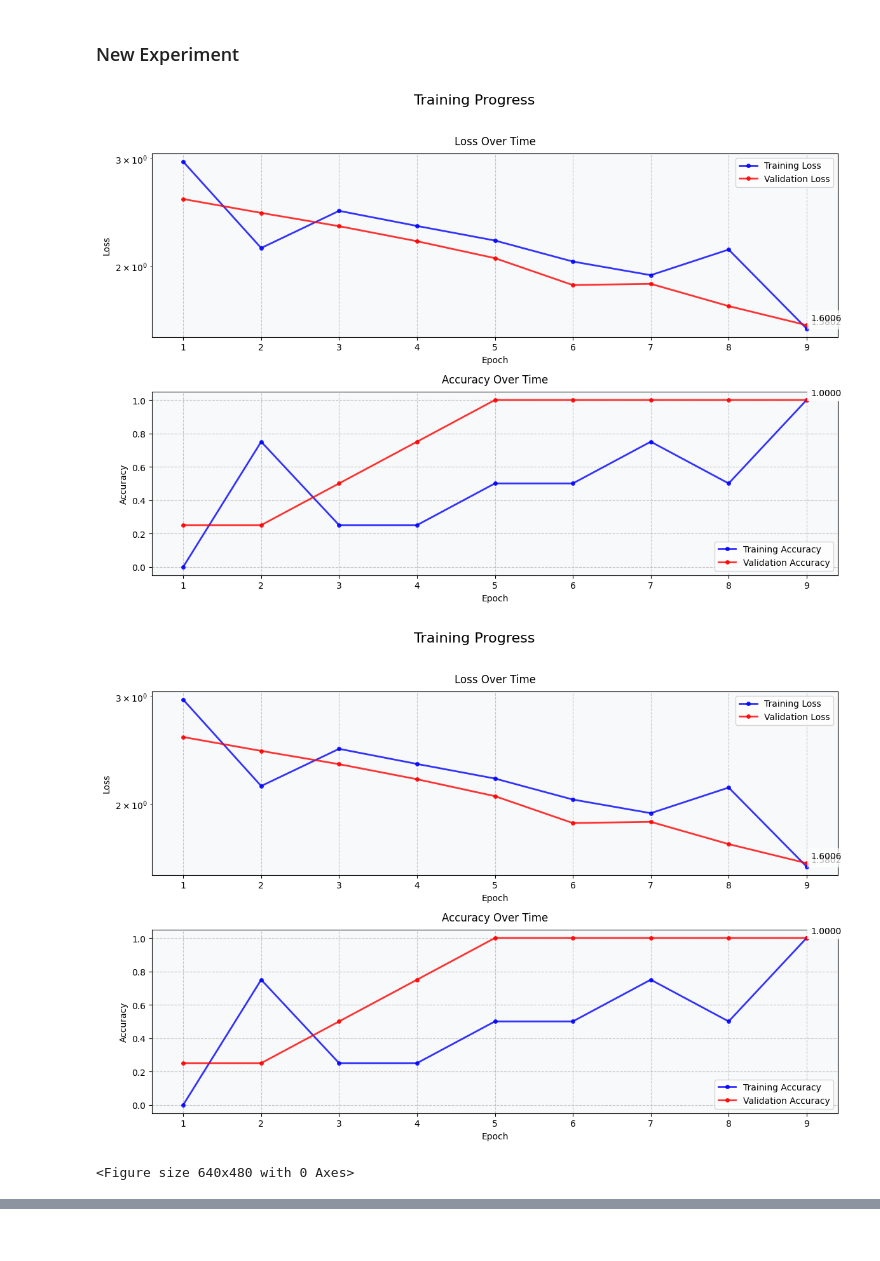
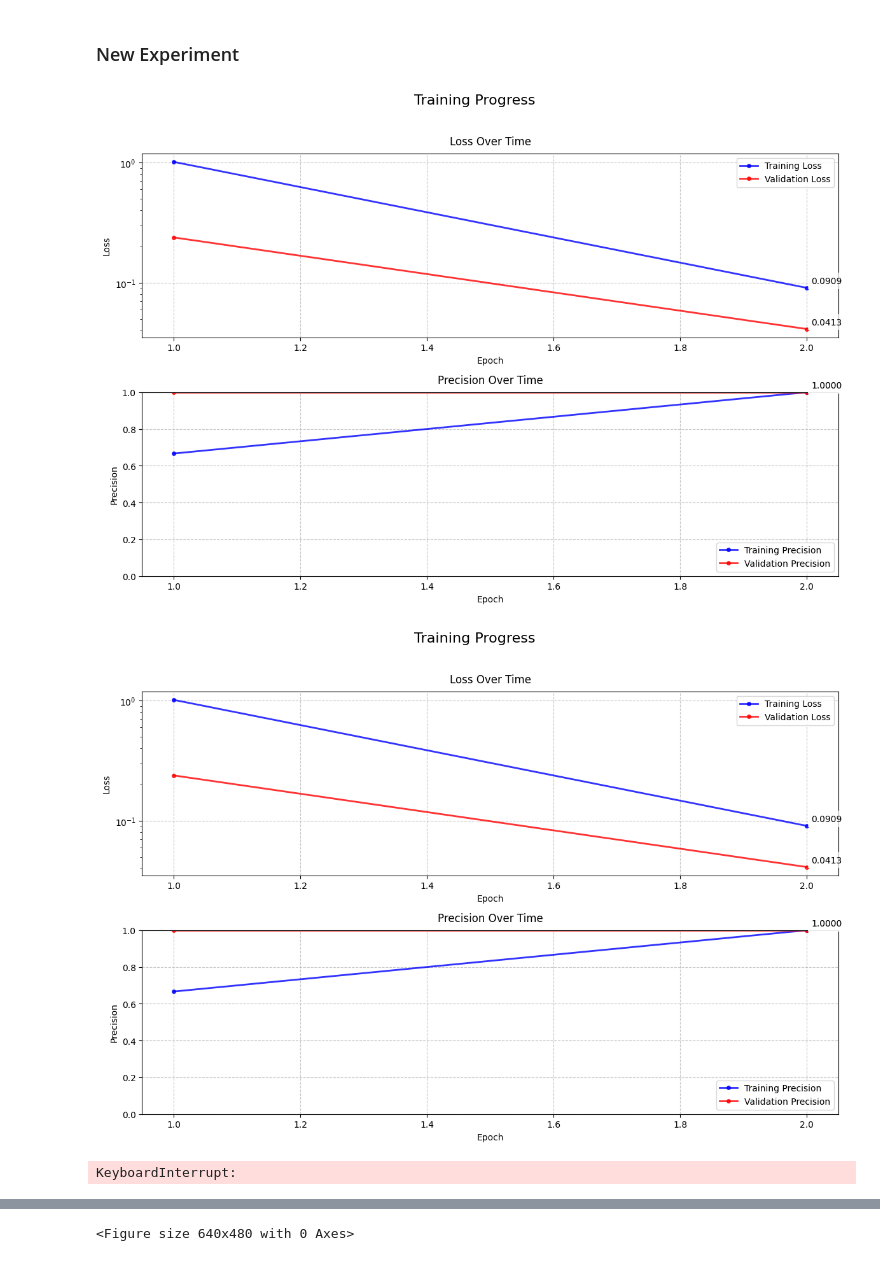
Before and after one commit to Giovannicus/GourmetAI, a Jupyter notebook: main_notebook.ipynb, the cells around one changed output, grey strips where cells are left out. Drawn from its saved outputs; the diff is of its cells as text; code cells hidden in the pictures.

```diff
--- a/main_notebook.ipynb
+++ b/main_notebook.ipynb
@@ -34,11 +48,10 @@ class Transforms:
         return self.transforms(image=np.array(img))['image']
 
 transform = A.Compose([
-        A.Resize(256, 256),
+        A.Resize(224, 224),
         A.HorizontalFlip(),
         A.VerticalFlip(),
-        A.Rotate(limit=90),
-        A.ShiftScaleRotate(shift_limit=0.1, scale_limit=0.1),
+        A.Rotate(limit=20),
         A.Normalize((0.5, 0.5, 0.5), (0.5, 0.5, 0.5)),
         ToTensorV2(),
       ])
@@ -53,7 +66,7 @@ len(trainset), len(valset), len(testset)
 # %% [output]
 (8960, 2240, 2800)
 # %%
-batch_size = 2
+batch_size = 32
 num_batches = 2
 from torch.utils.data import Subset
 num_samples = num_batches * batch_size
@@ -656,11 +738,11 @@ class ColabTrainingMonitor:
 # %% [markdown]
 ### New Experiment
 # %%
-N_EPOCHS = 9
+N_EPOCHS = 10
 MAX_PATIENCE = 5
-LEARNING_RATE = 1e-4
-LR_DECAY = 0.995
-DECAY_LR_EVERY_N_EPOCHS = 1
+LEARNING_RATE = 1e-3
+LR_DECAY = 0.99
+DECAY_LR_EVERY_N_EPOCHS = 2
 EXPERIMENT_NAME = 'exp1'
 
 device = torch.device("cuda" if torch.cuda.is_available() else "cpu")
@@ -672,11 +754,9 @@ optimizer = optim.Adam(model.parameters(), lr=LEARNING_RATE)
 print('  + Number of params: {}'.format(
     sum([p.data.nelement() for p in model.parameters()])))
 exp = Experiment(EXPERIMENT_NAME, "exps", logger)
-
+shutil.rmtree("exps\exp1")
 # Create New Experiment
 exp.init()
-#monitor = setup_training_monitor(exp)
-#monitor.start()
 monitor = ColabTrainingMonitor()
 import time
 
@@ -684,48 +764,54 @@ for epoch in range(exp.epoch, exp.epoch+N_EPOCHS):
     since = time.time()
 
     ### Train ###
-    trn_loss, trn_acc = train(model, trainloader, criterion, optimizer, epoch)
-    logger.info('Epoch {:d}: Train - Loss: {:.4f}\tAcc: {:.4f}'.format(epoch, trn_loss, trn_acc))
+    trn_loss, trn_precision = train(model, trainloader, criterion, optimizer, epoch)
+    logger.info('Epoch {:d}: Train - Loss: {:.4f}\tPrecision: {:.4f}'.format(
+        epoch, trn_loss, trn_precision))
     time_elapsed = time.time() - since
     logger.info('Train Time {:.0f}m {:.0f}s'.format(
         time_elapsed // 60, time_elapsed % 60))
 
     ### Test ###
-    val_loss, val_acc = test(model, testloader, criterion, epoch)
-    logger.info('Val - Loss: {:.4f}, Acc: {:.4f}'.format(val_loss, val_acc))
+    val_loss, val_precision = test(model, testloader, criterion, epoch)
+    logger.info('Val - Loss: {:.4f}, Precision: {:.4f}'.format(
+        val_loss, val_precision))
     time_elapsed = time.time() - since
     logger.info('Total Time {:.0f}m {:.0f}s\n'.format(
         time_elapsed // 60, time_elapsed % 60))
 
-    monitor.update(epoch, trn_loss, val_loss, trn_acc, val_acc)
+    monitor.update(
+        epoch=epoch,
+        train_loss=trn_loss,
+        val_loss=val_loss,
+        train_precision=trn_precision,
+        val_precision=val_precision
+    )
 
     ### Save Metrics ###
-    exp.save_history('train', trn_loss, trn_acc)
-    exp.save_history('val', val_loss, val_acc)
+    exp.save_history('train', trn_loss, trn_precision)
+    exp.save_history('val', val_loss, val_precision)
 
     ### Checkpoint ###
-    exp.save_weights(model, trn_loss, val_loss, trn_acc, val_acc)
+    exp.save_weights(model, trn_loss, val_loss, trn_precision, val_precision)
     exp.save_optimizer(optimizer, val_loss)
 
     ## Early Stopping ##
     if (epoch - exp.best_val_loss_epoch) > MAX_PATIENCE:
-        logger.info(("Early stopping at epoch %d since no "
-               + "better loss found since epoch %.3")
-               % (epoch, exp.best_val_loss))
+        logger.info(f"Early stopping at epoch {epoch} since no better loss found since epoch {exp.best_val_loss_epoch}")
         break
 
     ### Adjust Lr ###
     adjust_learning_rate(LEARNING_RATE, LR_DECAY, optimizer,
                          epoch, DECAY_LR_EVERY_N_EPOCHS)
 
     exp.epoch += 1
 
 try:
     monitor.save(os.path.join(exp.history_dir, 'final_training_progress.png'))
     monitor.stop()
 except:
     pass
 # %% [output]
-[figure, old version]
+[figure, new version]
-[figure, old version]
+[figure, new version]
-<Figure size 640x480 with 0 Axes>
+KeyboardInterrupt:
@@ -732,0 +818 @@ except:
+<Figure size 640x480 with 0 Axes>
```
Also changed, not shown: parts of 10 cells of this notebook, 2 other files.
